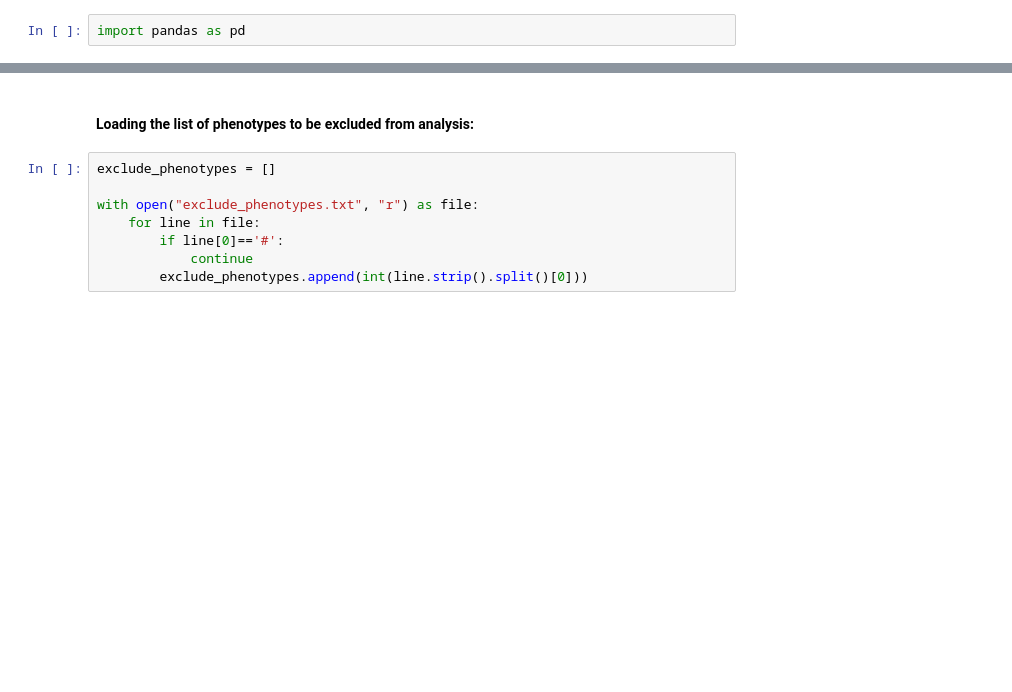
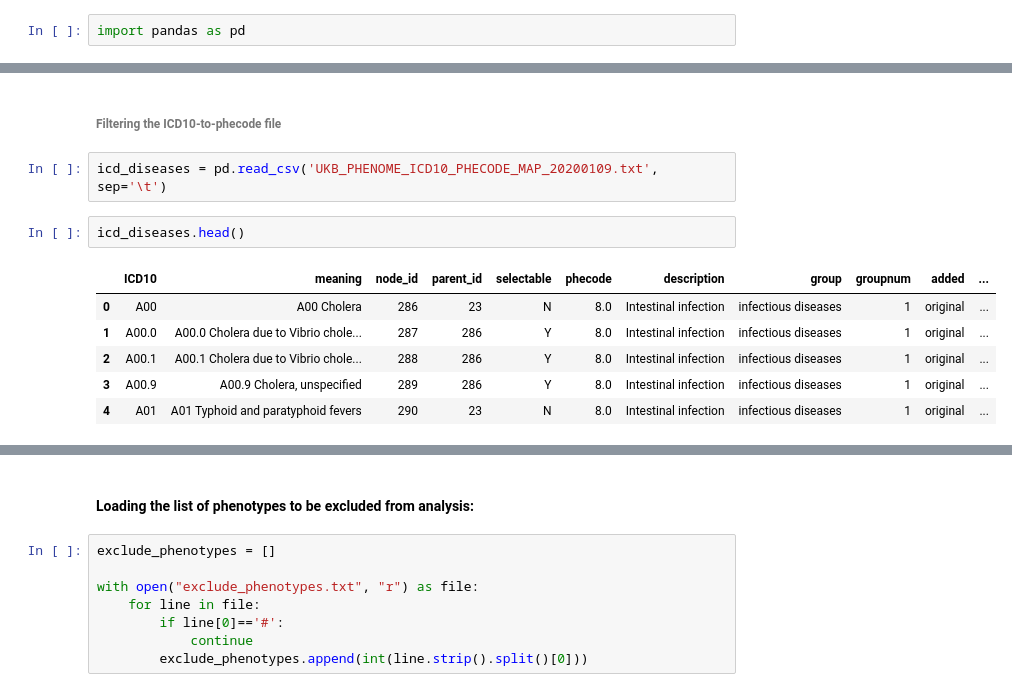
Before and after one commit to BoevaLab/GWAS-power, a Jupyter notebook: main-evaluation.ipynb, the cells around one changed output, grey strips where cells are left out. Drawn from its saved outputs; the diff is of its cells as text; blank space fills up the shorter version.

```diff
--- a/main-evaluation.ipynb
+++ b/main-evaluation.ipynb
@@ -52,0 +147,13 @@ phenotype_manifest = pd.read_csv("phenotype_manifest.csv", usecols=[
+# %% [markdown]
+###### Filtering the ICD10-to-phecode file
+# %%
+icd_diseases = pd.read_csv('UKB_PHENOME_ICD10_PHECODE_MAP_20200109.txt', sep='\t')
+# %%
+icd_diseases.head()
+# %% [output]
+|  | ICD10 | meaning | node_id | parent_id | selectable | phecode | description | group | groupnum | added | ... |
+| 0 | A00 | A00 Cholera | 286 | 23 | N | 8.0 | Intestinal infection | infectious diseases | 1 | original | ... |
+| 1 | A00.0 | A00.0 Cholera due to Vibrio chole... | 287 | 286 | Y | 8.0 | Intestinal infection | infectious diseases | 1 | original | ... |
+| 2 | A00.1 | A00.1 Cholera due to Vibrio chole... | 288 | 286 | Y | 8.0 | Intestinal infection | infectious diseases | 1 | original | ... |
+| 3 | A00.9 | A00.9 Cholera, unspecified | 289 | 286 | Y | 8.0 | Intestinal infection | infectious diseases | 1 | original | ... |
+| 4 | A01 | A01 Typhoid and paratyphoid fevers | 290 | 23 | N | 8.0 | Intestinal infection | infectious diseases | 1 | original | ... |
```
Also changed, not shown: parts of 81 cells of this notebook, 7 other files.
